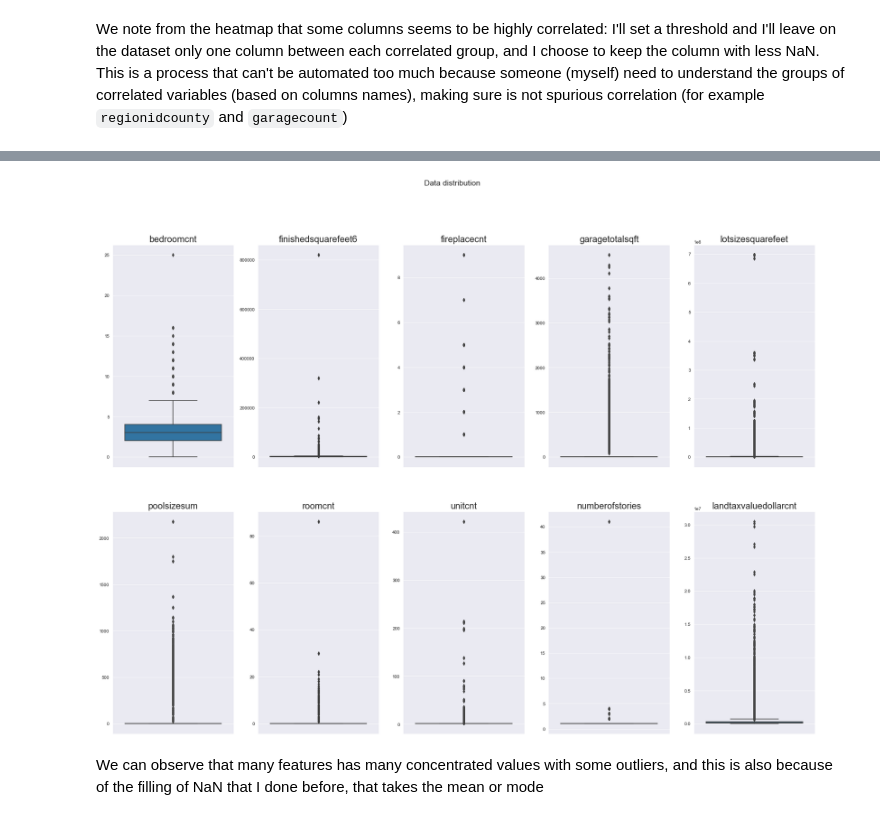
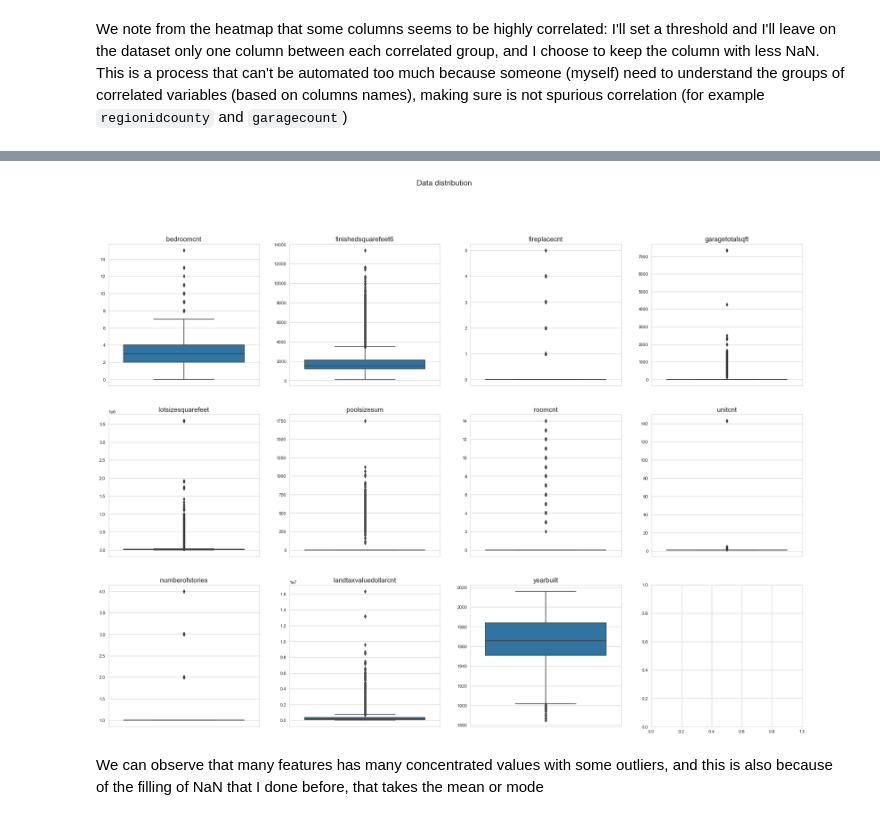
Before and after one commit to mabiondo/DWMProject, a Jupyter notebook: notebooks/DWMProject_ExplorativeDataAnalysis.ipynb, the cells around one changed output, grey strips where cells are left out. Drawn from its saved outputs; the diff is of its cells as text; code cells hidden in the pictures.

```diff
--- a/notebooks/DWMProject_ExplorativeDataAnalysis.ipynb
+++ b/notebooks/DWMProject_ExplorativeDataAnalysis.ipynb
@@ -350,7 +396,7 @@ import seaborn as sb
 import matplotlib.pyplot as plt
 
 # Compute the correlation matrix
-corr = properties.corr()
+corr = X_train.corr()
 
 # Generate a mask for the upper triangle
 mask = np.triu(np.ones_like(corr, dtype=bool))
@@ -440,0 +492,18 @@ print(f"#columns after: {properties.shape[1]}")
+# %%
+categorical_columns = ['airconditioningtypeid', 'hashottuborspa', 'heatingorsystemtypeid',
+                       'pooltypeid2', 'rawcensustractandblock', 'regionidcity', 'regionidcounty',
+                       'regionidneighborhood', 'regionidzip', 'fireplaceflag']
+numerical_columns = ['bedroomcnt', 'finishedsquarefeet6', 'fireplacecnt', 'garagetotalsqft',
+                     'lotsizesquarefeet', 'poolsizesum', 'roomcnt', 'unitcnt',
+                     'numberofstories', 'landtaxvaluedollarcnt', 'yearbuilt']
+dates_columns = ['transaction_daymonth', 'transaction_dayofweek', 'transaction_quarter', 'transaction_year']
+# %%
+i = 0
+fig, ax = plt.subplots(nrows=1, ncols=4, figsize=(28, 8))
+fig.suptitle('Dates distribution', size='xx-large')
+
+for col in dates_columns:
+    b = sb.histplot(ax=ax[i % 4], data=X_train[col], kde=False, bins=X_train[col].nunique())
+    b.axes.set_title(col, fontsize=15)
+    b.set_ylabel("", fontsize=15)
+    i += 1
@@ -458,26 +517,14 @@ Index(['parcelid', 'airconditioningtypeid', 'bathroomcnt', 'bedroomcnt',
-# %%
-categorical_columns = ['airconditioningtypeid', 'hashottuborspa', 'heatingorsystemtypeid', 'pooltypeid2',
-                       'rawcensustractandblock', 'regionidcity', 'regionidcounty', 'regionidneighborhood',
-                       'regionidzip', 'typeconstructiontypeid', 'yearbuilt', 'fireplaceflag']
-numerical_columns = ['bedroomcnt', 'finishedsquarefeet6', 'fireplacecnt', 'garagetotalsqft',
-                     'lotsizesquarefeet', 'poolsizesum', 'roomcnt', 'unitcnt',
-                     'numberofstories', 'landtaxvaluedollarcnt']
 # %%
-from matplotlib import pyplot as plt
-import seaborn as sb
-
-fig, ax = plt.subplots(nrows=2, ncols=5, figsize=(28, 20))
+i = 0
+fig, ax = plt.subplots(nrows=3, ncols=4, figsize=(28, 20))
 fig.suptitle('Data distribution', size='xx-large')
 
-#sb.boxplot(ax=ax[0, 0], y=properties["calculatedbathnbr"]) # with seaborn
-
-i=0
 for col in numerical_columns:
-    b = sb.boxplot(ax=ax[i//5, i%5], y=properties[col])
-    b.axes.set_title(col,fontsize=20)
-    b.set_ylabel("",fontsize=20)
-    i+=1
+    b = sb.boxplot(ax=ax[i // 4, i % 4], y=X_train[col])
+    b.axes.set_title(col, fontsize=15)
+    b.set_ylabel("", fontsize=15)
+    i += 1
 # %% [output]
-[figure, old version]
+[figure, new version]
 # %% [markdown]
 We can observe that many features has many concentrated values with some outliers, and this is also because of the filling of NaN that I done before, that takes the mean or mode
```
Also changed, not shown: parts of 60 cells of this notebook.
